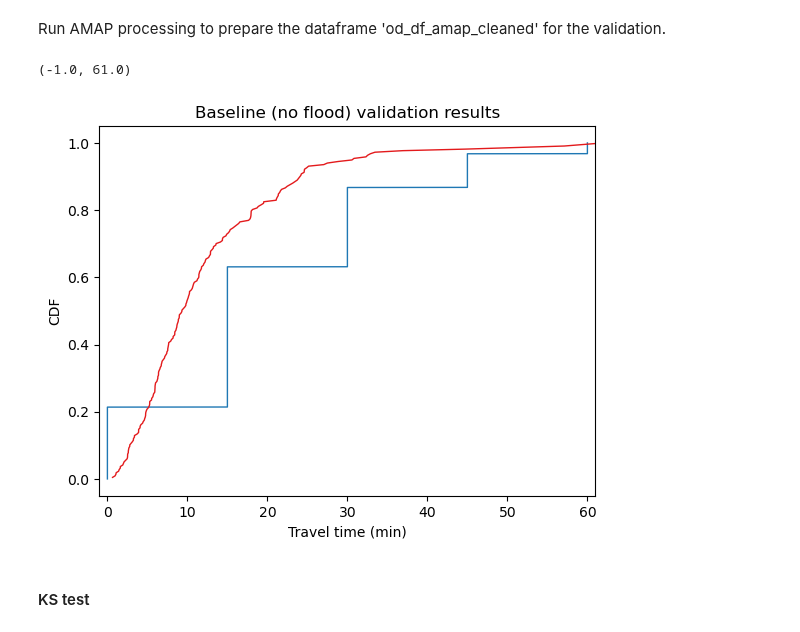
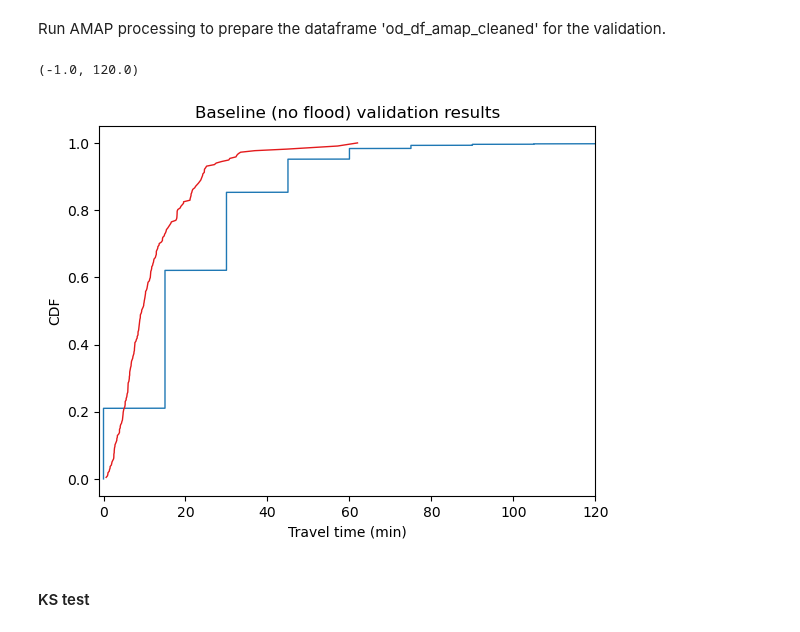
Before and after one commit to jesuslovesyiyi/Global-road-network-resilience, a Jupyter notebook: analysis/05_Validation.ipynb, the cells around one changed output. Cells and saved outputs as stored; diff of their text form; code cells hidden in the pictures.

```diff
--- a/analysis/05_Validation.ipynb
+++ b/analysis/05_Validation.ipynb
@@ -497,7 +497,7 @@ od_df_amap['speed'] = od_df_amap['rad'] * 1.4 / (dur_time_modified / 60)  # non
 
 """ clean dataframe """
 od_df_amap_cleaned = od_df_amap[od_df_amap['speed'] <= 120]
-od_df_amap_cleaned = od_df_amap_cleaned[(od_df_amap_cleaned['dur_time'] >= 0) & (od_df_amap_cleaned['dur_time'] <= 60)]
+od_df_amap_cleaned = od_df_amap_cleaned[(od_df_amap_cleaned['dur_time'] >= 0) & (od_df_amap_cleaned['dur_time'] <= 300)]
 od_df_amap_cleaned = od_df_amap_cleaned[(od_df_amap_cleaned['rad'] > 0) & (od_df_amap_cleaned['rad'] < 50)]
 od_df_amap_cleaned = od_df_amap_cleaned[(od_df_amap_cleaned['o_adcode'].map(lambda x:x[:4]) == "3201") & (od_df_amap_cleaned['d_adcode'].map(lambda x:x[:4]) == "3201")]   # both origin and destination locates in nanjing
 od_df_amap_cleaned = od_df_amap_cleaned[~((od_df_amap_cleaned['ox'] >= 137.8347) | (od_df_amap_cleaned['dx'] <= 72.004) | (od_df_amap_cleaned['oy'] <= 0.8293) | (od_df_amap_cleaned['dy'] >= 55.8271))]
@@ -538,19 +541,19 @@ OD_baseline_df['trip_num_cusum'] = np.cumsum(OD_baseline_df["cnt"]) / max(np.cum
 # %%
 fig = plt.figure()
 ax = fig.add_subplot(111)
 # Amap data
 ax.plot(Amap_baseline_df["dur_time"], Amap_baseline_df["trip_num_cusum"], label="Amap", color="#1f78b4", linewidth=1)
 plt.ylabel("CDF")
 plt.xlabel("Travel time (min)")
 plt.title("Baseline (no flood) validation results")
 
 # simulation
 ax.plot(OD_baseline_df["OD_route_time_min"], OD_baseline_df["trip_num_cusum"], label="Simulation", color="#e31a1c", linewidth=1)
 
-plt.xlim(-1, 61)
+plt.xlim(-1, 120)
 # %% [output]
-(-1.0, 61.0)
+(-1.0, 120.0)
-[figure, old version]
+[figure, new version]
 # %% [markdown]
 #### KS test
 # %%
```
Also changed, not shown: parts of 2 cells of this notebook, 7 other files.
